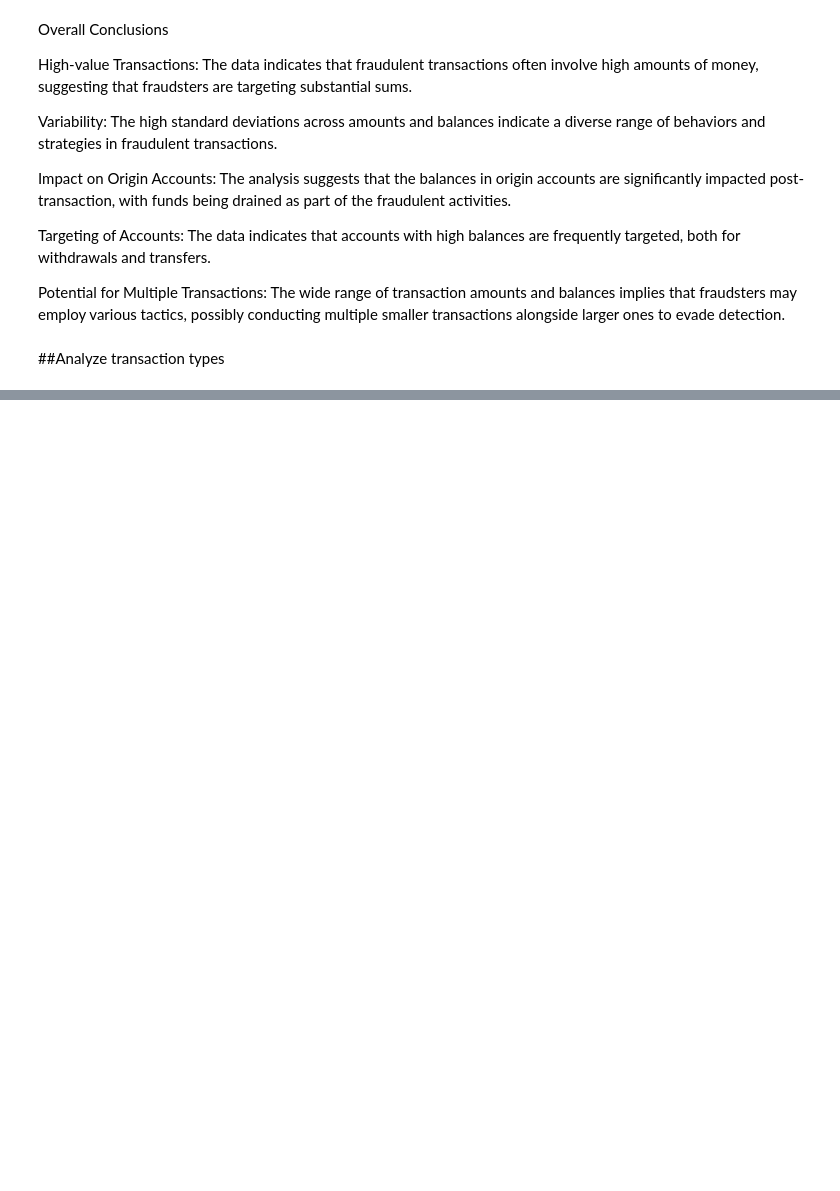
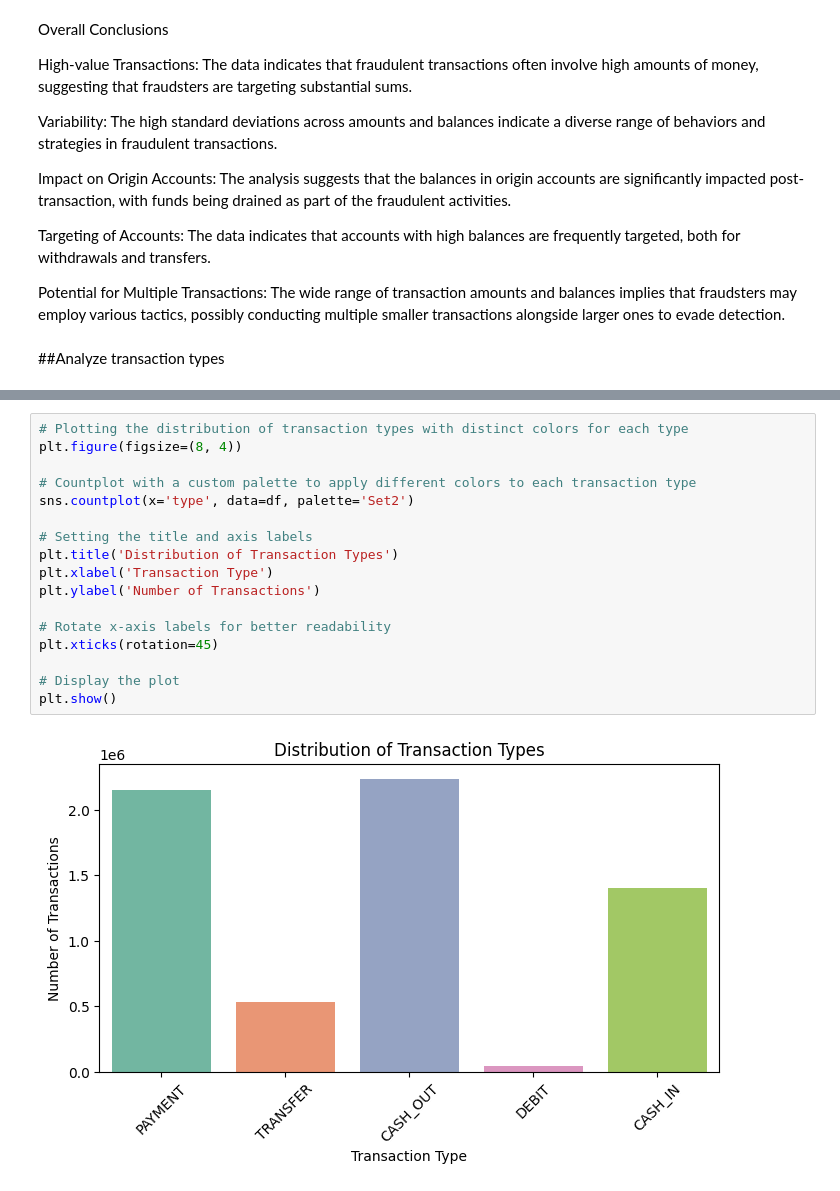
Before and after one commit to viktoruebelhart/analyzing-financial-fraud, a Jupyter notebook: analyzing_financial_fraud.ipynb, the cells around one changed output, grey strips where cells are left out. Cells and saved outputs as stored; diff of their text form; blank space fills up the shorter version.

```diff
--- a/analyzing_financial_fraud.ipynb
+++ b/analyzing_financial_fraud.ipynb
@@ -407,0 +435,19 @@ Potential for Multiple Transactions: The wide range of transaction amounts and b
+# %%
+# Plotting the distribution of transaction types with distinct colors for each type
+plt.figure(figsize=(8, 4))
+
+# Countplot with a custom palette to apply different colors to each transaction type
+sns.countplot(x='type', data=df, palette='Set2')
+
+# Setting the title and axis labels
+plt.title('Distribution of Transaction Types')
+plt.xlabel('Transaction Type')
+plt.ylabel('Number of Transactions')
+
+# Rotate x-axis labels for better readability
+plt.xticks(rotation=45)
+
+# Display the plot
+plt.show()
+# %% [output]
+[figure, added]
```
Also changed, not shown: parts of 5 cells of this notebook.
